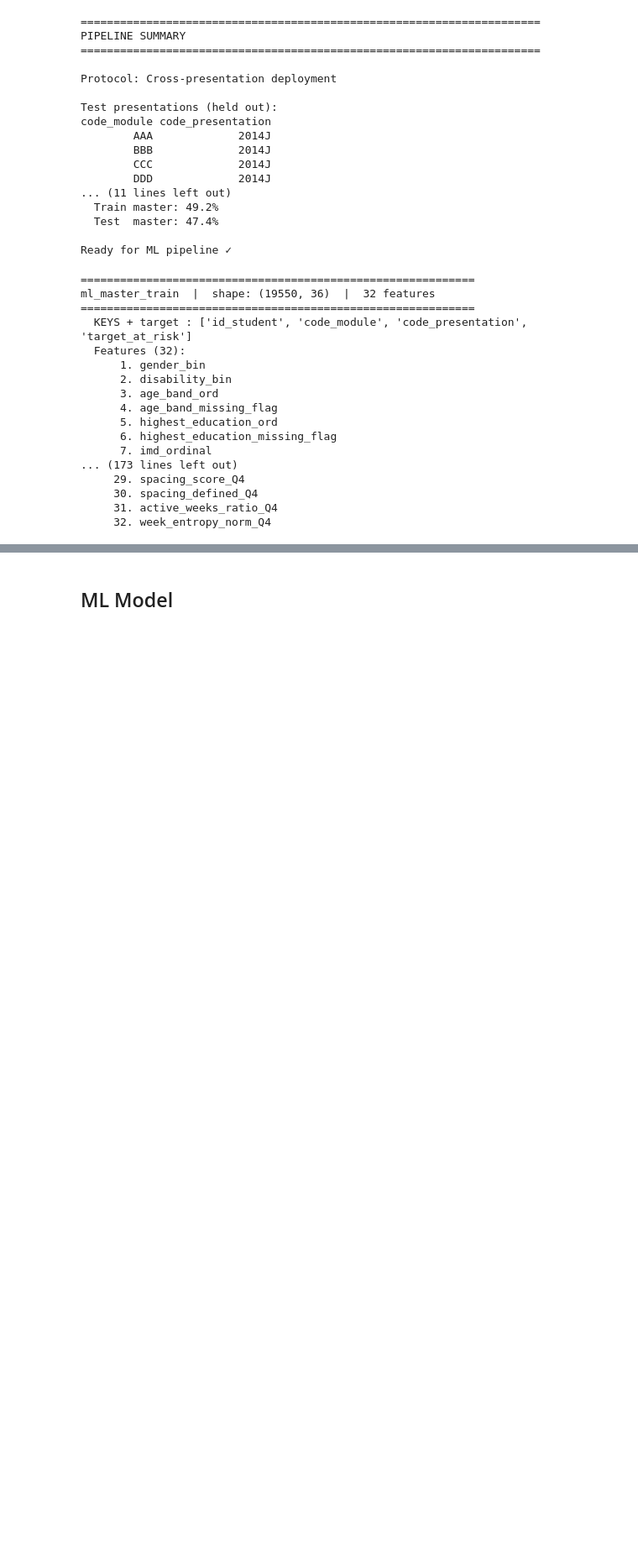
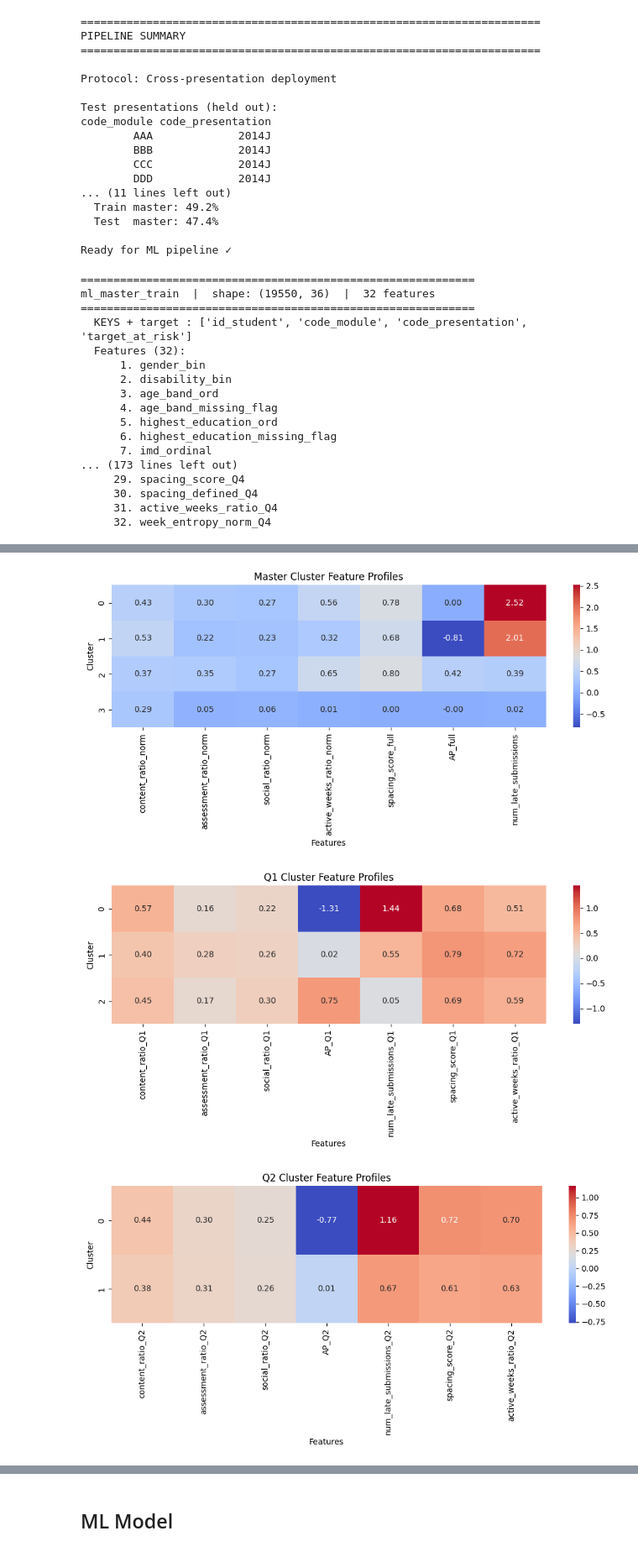
Before and after one commit to Anu-shree-S/oulad-clustered-student-engagement, a Jupyter notebook: notebooks/initial-eda-pipeline1.ipynb, the cells around one changed output, grey strips where cells are left out. Shown at 84% size. Saved outputs shown, nothing was run; the diff lists cells and outputs as text; code cells hidden in the pictures; blank space fills up the shorter version.

Commit message:
completed cluster aware features code for all models

```diff
--- a/notebooks/initial-eda-pipeline1.ipynb
+++ b/notebooks/initial-eda-pipeline1.ipynb
@@ -1226,0 +1904,53 @@ ml_master_train  |  shape: (19550, 36)  |  32 features
+# %%
+def plot_cluster_heatmap(df, cluster_col, feature_cols, title):
+    profile = (
+        df.groupby(cluster_col)[feature_cols]
+        .mean()
+    )
+
+    plt.figure(figsize=(10,5))
+    sns.heatmap(profile, annot=True, fmt=".2f", cmap="coolwarm")
+    plt.title(title)
+    plt.xlabel("Features")
+    plt.ylabel("Cluster")
+    plt.tight_layout()
+    plt.show()
+
+plot_cluster_heatmap(
+    df=ml_master_train,
+    cluster_col="cluster_master_id",
+    feature_cols=CLUSTERING_FEATURES,
+    title="Master Cluster Feature Profiles"
+)
+
+plot_cluster_heatmap(
+    ml_Q1_train,
+    cluster_col="cluster_Q1_id",
+    feature_cols=CLUSTER_FEATURES_Q["Q1"],
+    title="Q1 Cluster Feature Profiles"
+)
+
+plot_cluster_heatmap(
+    ml_Q2_train,
+    cluster_col="cluster_Q2_id",
+    feature_cols=CLUSTER_FEATURES_Q["Q2"],
+    title="Q2 Cluster Feature Profiles"
+)
+
+plot_cluster_heatmap(
+    ml_Q3_train,
+    cluster_col="cluster_Q3_id",
+    feature_cols=CLUSTER_FEATURES_Q["Q3"],
+    title="Q3 Cluster Feature Profiles"
+)
+
+plot_cluster_heatmap(
+    ml_Q4_train,
+    cluster_col="cluster_Q4_id",
+    feature_cols=CLUSTER_FEATURES_Q["Q4"],
+    title="Q4 Cluster Feature Profiles"
+)
+# %% [output]
+[figure, added]
+[figure, added]
+[figure, added]
```
Also changed, not shown: parts of 41 cells of this notebook, 12 other files.
